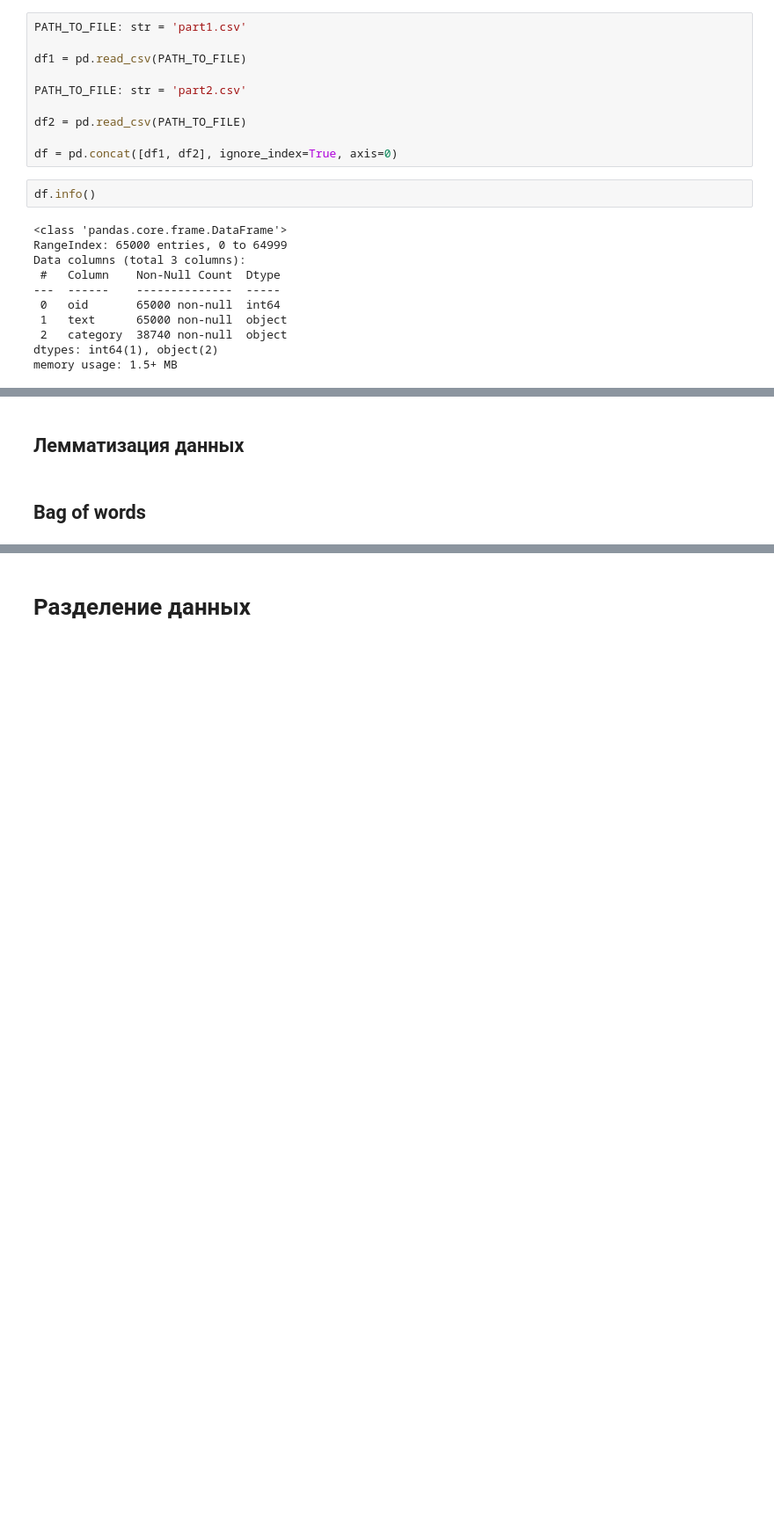
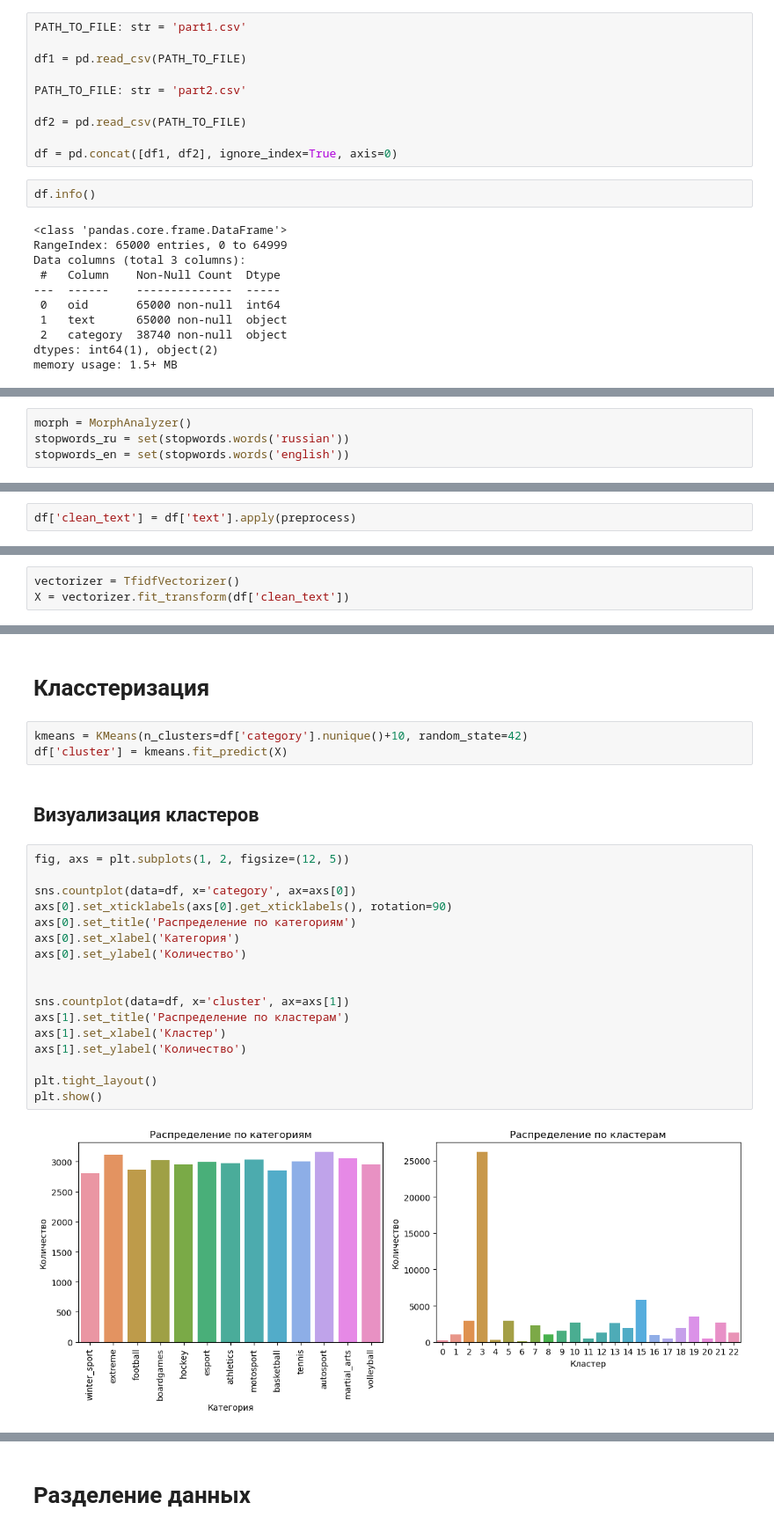
Before and after one commit to Atsumire/MOSI, a Jupyter notebook: MOSI_DZ-5/MOSI_DZ-5.ipynb, the cells around one changed output, grey strips where cells are left out. Shown: that part at 88% size. Saved outputs shown, nothing was run; the diff lists cells and outputs as text; blank space fills up the shorter version.

```diff
--- a/MOSI_DZ-5/MOSI_DZ-5.ipynb
+++ b/MOSI_DZ-5/MOSI_DZ-5.ipynb
@@ -31,0 +82,4 @@ memory usage: 1.5+ MB
+# %%
+morph = MorphAnalyzer()
+stopwords_ru = set(stopwords.words('russian'))
+stopwords_en = set(stopwords.words('english'))
@@ -31,0 +109,2 @@ memory usage: 1.5+ MB
+# %%
+df['clean_text'] = df['text'].apply(preprocess)
@@ -33,0 +131,3 @@ memory usage: 1.5+ MB
+# %%
+vectorizer = TfidfVectorizer()
+X = vectorizer.fit_transform(df['clean_text'])
@@ -34,4 +143,26 @@ memory usage: 1.5+ MB
 # %% [markdown]
-## Лемматизация данных
+# Класстеризация
-# %% [markdown]
-## Bag of words
+# %%
+kmeans = KMeans(n_clusters=df['category'].nunique()+10, random_state=42)
+df['cluster'] = kmeans.fit_predict(X)
+# %% [markdown]
+## Визуализация кластеров
+# %%
+fig, axs = plt.subplots(1, 2, figsize=(12, 5))
+
+sns.countplot(data=df, x='category', ax=axs[0])
+axs[0].set_xticklabels(axs[0].get_xticklabels(), rotation=90)
+axs[0].set_title('Распределение по категориям')
+axs[0].set_xlabel('Категория')
+axs[0].set_ylabel('Количество')
+
+
+sns.countplot(data=df, x='cluster', ax=axs[1])
+axs[1].set_title('Распределение по кластерам')
+axs[1].set_xlabel('Кластер')
+axs[1].set_ylabel('Количество')
+
+plt.tight_layout()
+plt.show()
+# %% [output]
+[figure, added]
```
Also changed, not shown: parts of 23 cells of this notebook.
